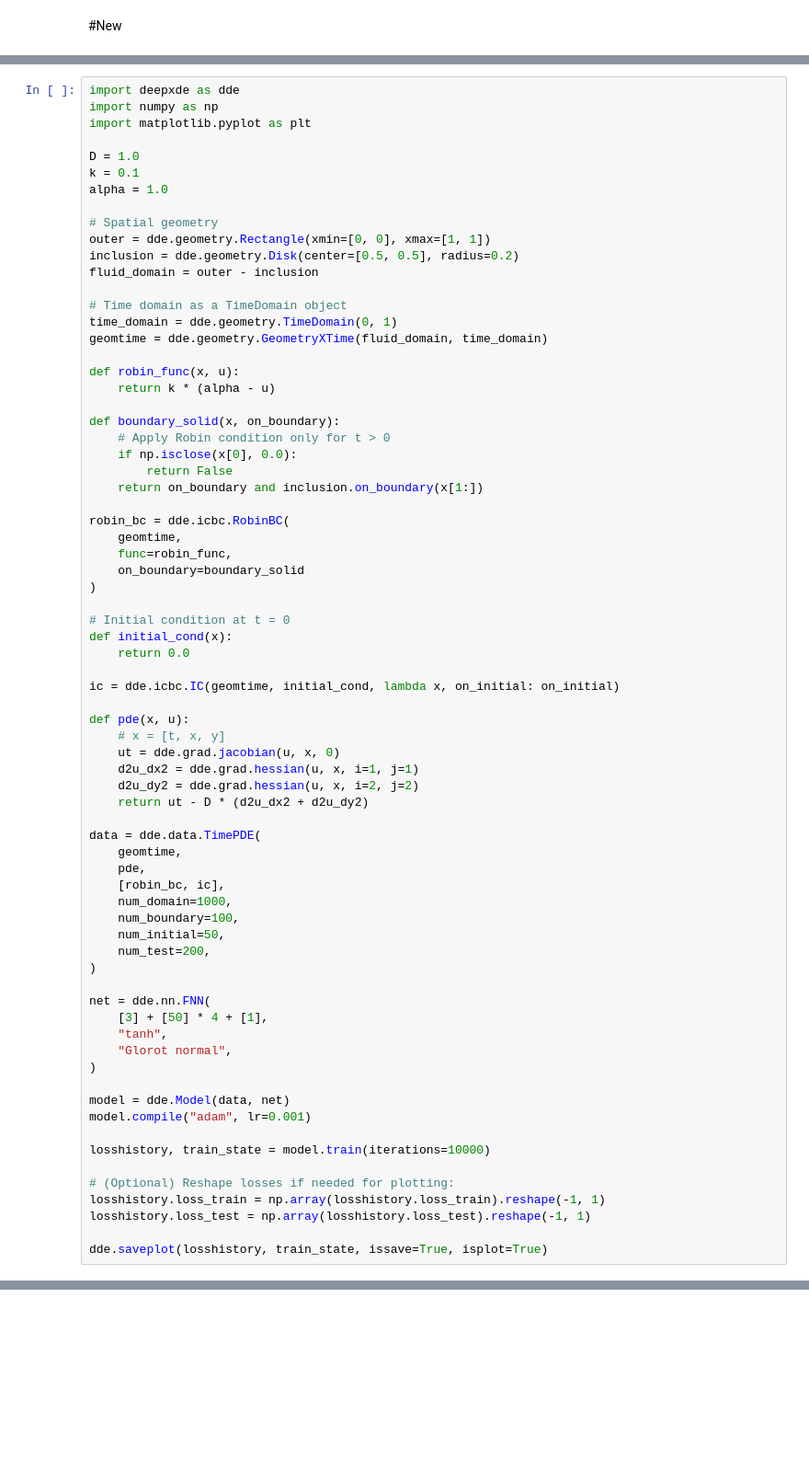
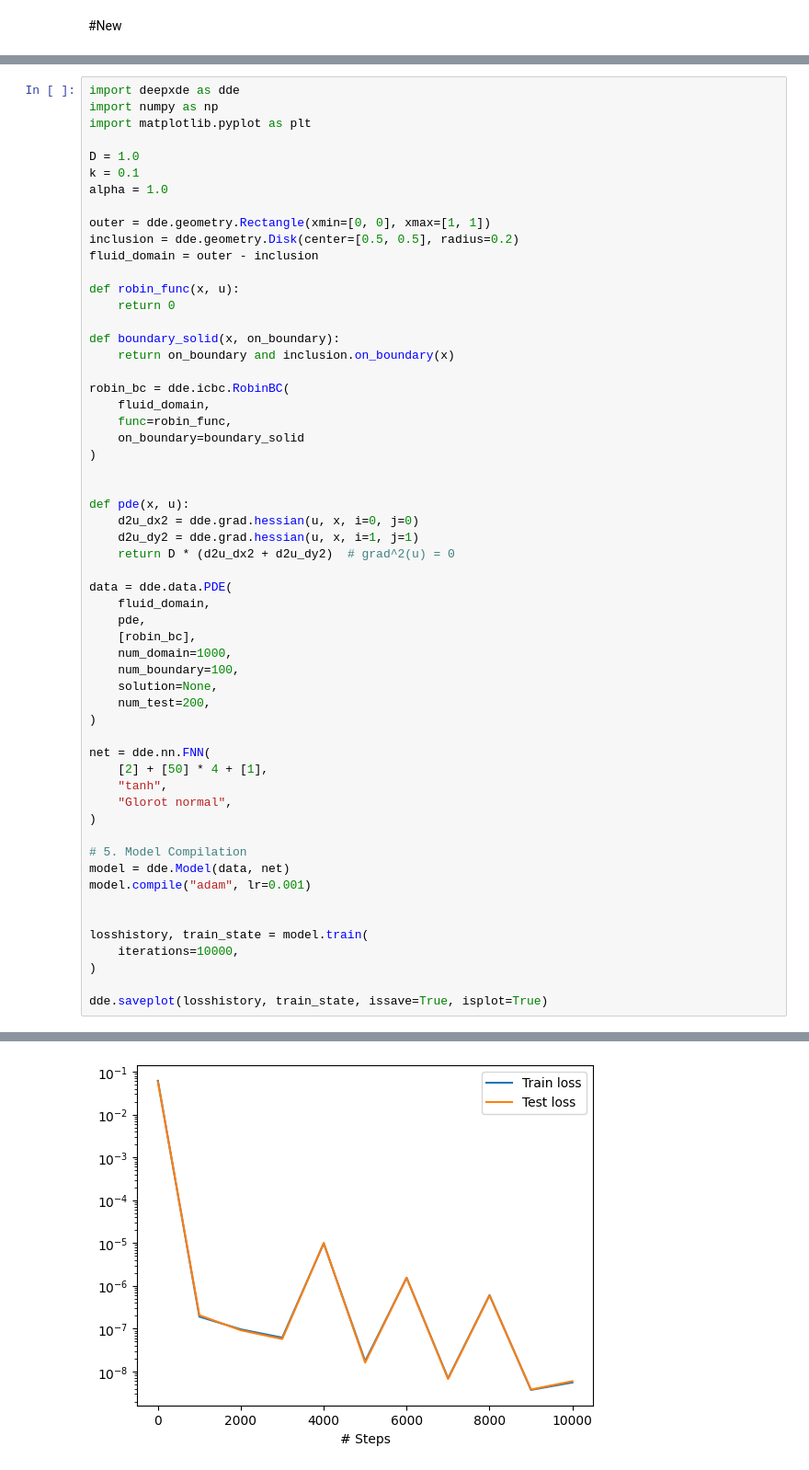
Before and after one commit to sushirito/Molecular-Dynamics, a Jupyter notebook: 2D_Pore_Reaction.ipynb, the cells around one changed output, grey strips where cells are left out. Shown: that part at 92% size. Cells and saved outputs as stored; diff of their text form; blank space fills up the shorter version.

```diff
--- a/2D_Pore_Reaction.ipynb
+++ b/2D_Pore_Reaction.ipynb
@@ -174,67 +588,52 @@ D = 1.0
 k = 0.1
 alpha = 1.0
 
-# Spatial geometry
 outer = dde.geometry.Rectangle(xmin=[0, 0], xmax=[1, 1])
 inclusion = dde.geometry.Disk(center=[0.5, 0.5], radius=0.2)
 fluid_domain = outer - inclusion
 
-# Time domain as a TimeDomain object
-time_domain = dde.geometry.TimeDomain(0, 1)
-geomtime = dde.geometry.GeometryXTime(fluid_domain, time_domain)
-
 def robin_func(x, u):
-    return k * (alpha - u)
+    return 0
 
 def boundary_solid(x, on_boundary):
-    # Apply Robin condition only for t > 0
-    if np.isclose(x[0], 0.0):
-        return False
-    return on_boundary and inclusion.on_boundary(x[1:])
+    return on_boundary and inclusion.on_boundary(x)
 
 robin_bc = dde.icbc.RobinBC(
-    geomtime,
+    fluid_domain,
     func=robin_func,
     on_boundary=boundary_solid
 )
 
-# Initial condition at t = 0
-def initial_cond(x):
-    return 0.0
-
-ic = dde.icbc.IC(geomtime, initial_cond, lambda x, on_initial: on_initial)
 
 def pde(x, u):
-    # x = [t, x, y]
-    ut = dde.grad.jacobian(u, x, 0)
-    d2u_dx2 = dde.grad.hessian(u, x, i=1, j=1)
-    d2u_dy2 = dde.grad.hessian(u, x, i=2, j=2)
-    return ut - D * (d2u_dx2 + d2u_dy2)
+    d2u_dx2 = dde.grad.hessian(u, x, i=0, j=0)
+    d2u_dy2 = dde.grad.hessian(u, x, i=1, j=1)
+    return D * (d2u_dx2 + d2u_dy2)  # grad^2(u) = 0
 
-data = dde.data.TimePDE(
-    geomtime,
+data = dde.data.PDE(
+    fluid_domain,
     pde,
-    [robin_bc, ic],
+    [robin_bc],
     num_domain=1000,
     num_boundary=100,
-    num_initial=50,
+    solution=None,
     num_test=200,
 )
 
 net = dde.nn.FNN(
-    [3] + [50] * 4 + [1],
+    [2] + [50] * 4 + [1],
     "tanh",
     "Glorot normal",
 )
 
+# 5. Model Compilation
 model = dde.Model(data, net)
 model.compile("adam", lr=0.001)
 
-losshistory, train_state = model.train(iterations=10000)
 
-# (Optional) Reshape losses if needed for plotting:
-losshistory.loss_train = np.array(losshistory.loss_train).reshape(-1, 1)
-losshistory.loss_test = np.array(losshistory.loss_test).reshape(-1, 1)
+losshistory, train_state = model.train(
+    iterations=10000,
+)
 
 dde.saveplot(losshistory, train_state, issave=True, isplot=True)
 # %% [output]
@@ -258,0 +657 @@ ValueError: all the input array dimensions except for the concatenation axis mus
+[figure, added]
```
Also changed, not shown: parts of 16 cells of this notebook.
